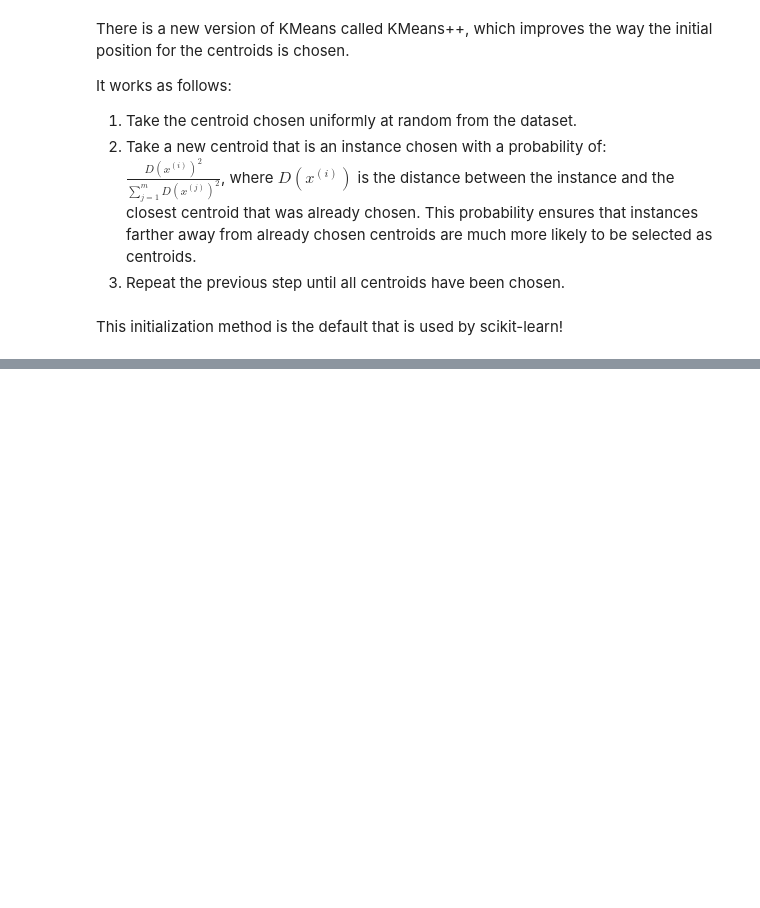
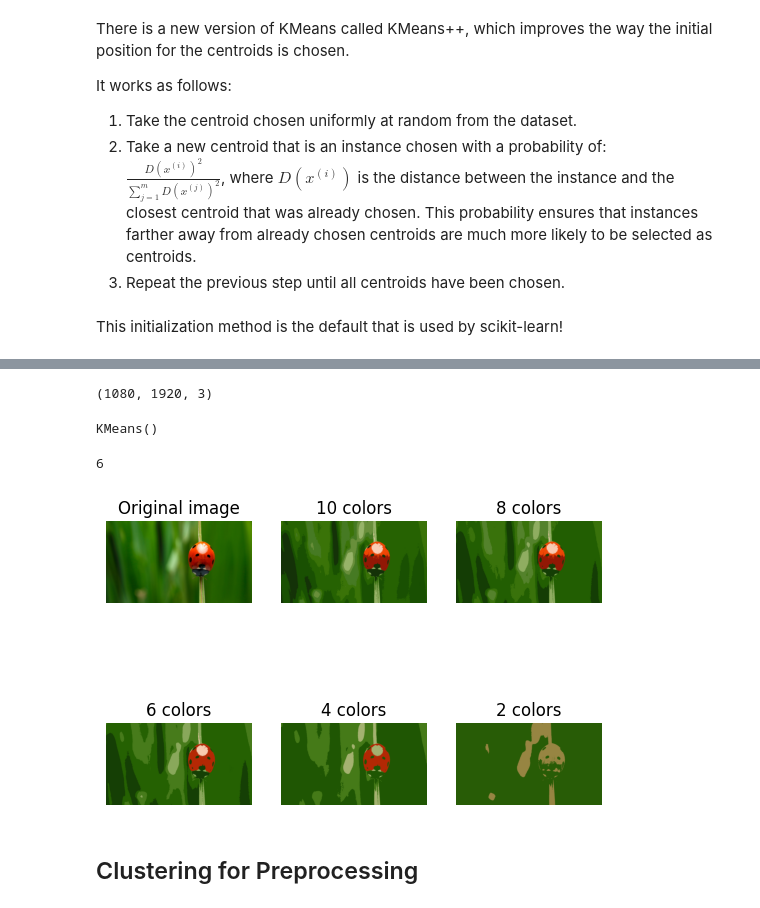
Before and after one commit to Thoalfeqar-gata/Hands-on-machine-learing-, a Jupyter notebook: Unsupervised Learning/main.ipynb, the cells around one changed output, grey strips where cells are left out. Saved outputs shown, nothing was run; the diff lists cells and outputs as text; code cells hidden in the pictures; blank space fills up the shorter version.

Commit message:
Finished image segmentation with clustering

```diff
--- a/Unsupervised Learning/main.ipynb
+++ b/Unsupervised Learning/main.ipynb
@@ -133,0 +192,14 @@ This initialization method is the default that is used by scikit-learn!
+# %%
+import cv2
+image = cv2.cvtColor(cv2.imread('images/image.jpg'), cv2.COLOR_BGR2RGB)
+image.shape
+# %% [output]
+(1080, 1920, 3)
+# %%
+X = image.reshape(-1, 3)
+kmeans = KMeans(n_clusters = 8)
+kmeans.fit(X)
+# %% [output]
+KMeans()
+# %%
+segmented_image = kmeans.cluster_centers_[kmeans.labels_].reshape(image.shape).astype(np.uint8)
@@ -133,0 +211,29 @@ This initialization method is the default that is used by scikit-learn!
+# %%
+images = [image]
+for n_clusters in [10, 8, 6, 4, 2]:
+    kmeans = KMeans(n_clusters = n_clusters).fit(X)
+    segmented_image = kmeans.cluster_centers_[kmeans.labels_].reshape(image.shape).astype(np.uint8)
+    images.append(segmented_image)
+
+print(len(images))
+# %% [output]
+6
+# %%
+titles = [
+    'Original image',
+    '10 colors',
+    '8 colors',
+    '6 colors',
+    '4 colors',
+    '2 colors'
+]
+for i, image in enumerate(images):
+    plt.subplot(2, 3, i+1).set_title(titles[i])
+    plt.imshow(image)
+    plt.axis('off')
+
+plt.show()
+# %% [output]
+[figure, added]
+# %% [markdown]
+## Clustering for Preprocessing
```
Also changed, not shown: parts of 21 cells of this notebook, 2 other files.
